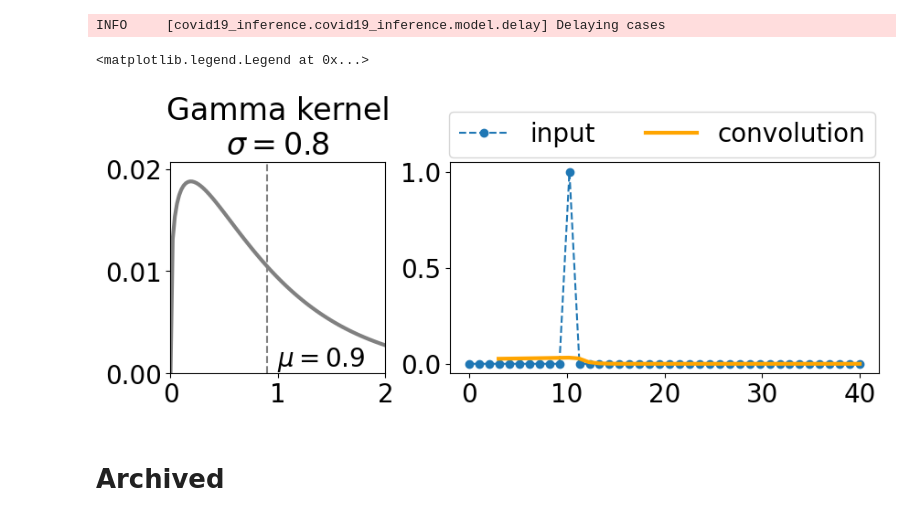
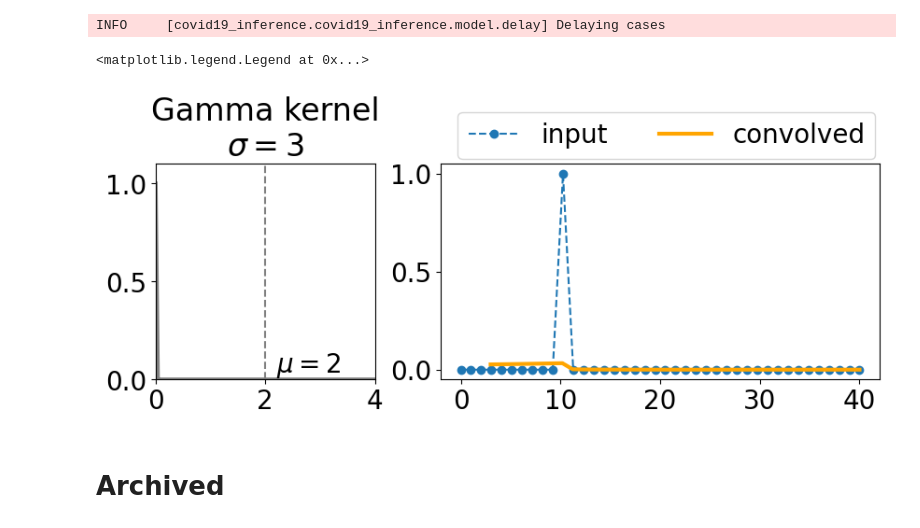
Before and after one commit to Priesemann-Group/mobility_inference, a Jupyter notebook: convolution.ipynb, the cells around one changed output. Cells and saved outputs as stored; diff of their text form; code cells hidden in the pictures.

Commit message:
label changes in notebook

```diff
--- a/convolution.ipynb
+++ b/convolution.ipynb
@@ -45,8 +43,8 @@ input_data = dummy_data_1
 Create model and calculate convolution.
 # %%
 # kernel parameters
-mu = 0.9
-sigma = 0.8
+mu = 2
+sigma = 3
 
 # convolution parameters
 len_output_arr = 37
@@ -73,36 +71,36 @@ fig, axs = plt.subplots(1, 2, figsize=(10, 3), width_ratios=[1,2])
 lw = 3
 
 # plot the gamma kernel
 ax = axs[0]
-xmax = 2
+xmax = 2* mu
 x = np.linspace(0, xmax, 100)
 y = cov19.model._utility.tt_gamma(
     x,
     mu=mu,
     sigma=sigma,
 ).eval()
 ax.plot(x, y, linewidth=3, color='grey')
 ax.vlines(mu, 0, 1.1*max(y), linestyle='--', color='grey')
 ax.text(mu*1.1, 0, f'$\mu={mu}$', ha='left', va='bottom')
 ax.set_xlim(0, xmax)
 ax.set_ylim(0, 1.1*max(y))
 ax.set_title(f'Gamma kernel\n$\sigma={sigma}$')
 
 # plot the 'data'
 ax = axs[1]
 x = np.linspace(0, data_length, data_length)
 # plot input data
 ax.plot(x, input_data, marker='o', label='input', ls='--')
 # plot the convolution
 x = np.linspace(diff_input_output, diff_input_output+len_output_arr, len_output_arr)
-plot.plot_timeseries(ax, x, output, 'convolution', 'orange')
+ax.plot(x, output, label='convolved', color='orange', lw=lw)
 # format y-ticklabels to not return scientific notation
 #ax.yaxis.set_major_formatter(FormatStrFormatter('%.1f'))
 #ax.set_title('Data')
 ax.legend(ncol=2, bbox_to_anchor=(1.02, 1.3))
 # %% [output]
 <matplotlib.legend.Legend at 0x...>
-[figure, old version]
+[figure, new version]
 # %% [markdown]
 # Archived
 # %%
```
Also changed, not shown: parts of 1 cell of this notebook.
